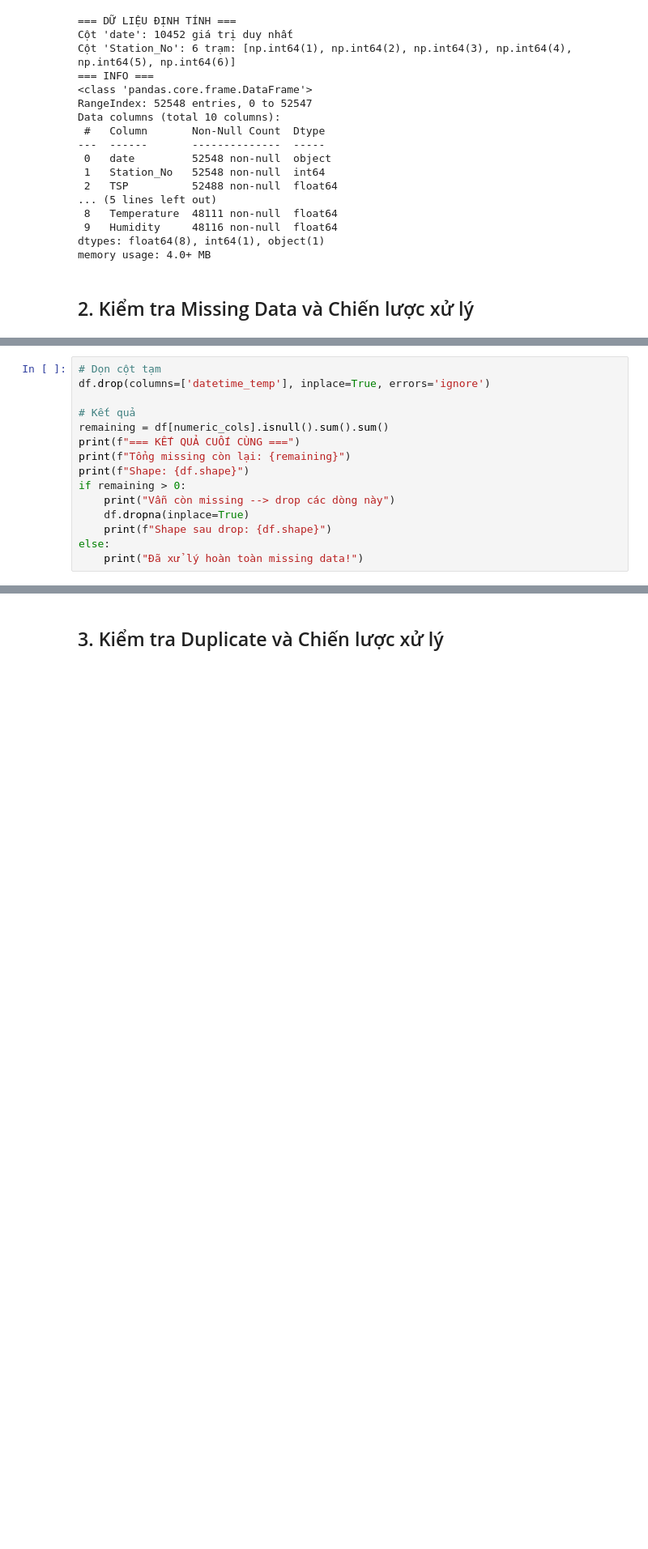
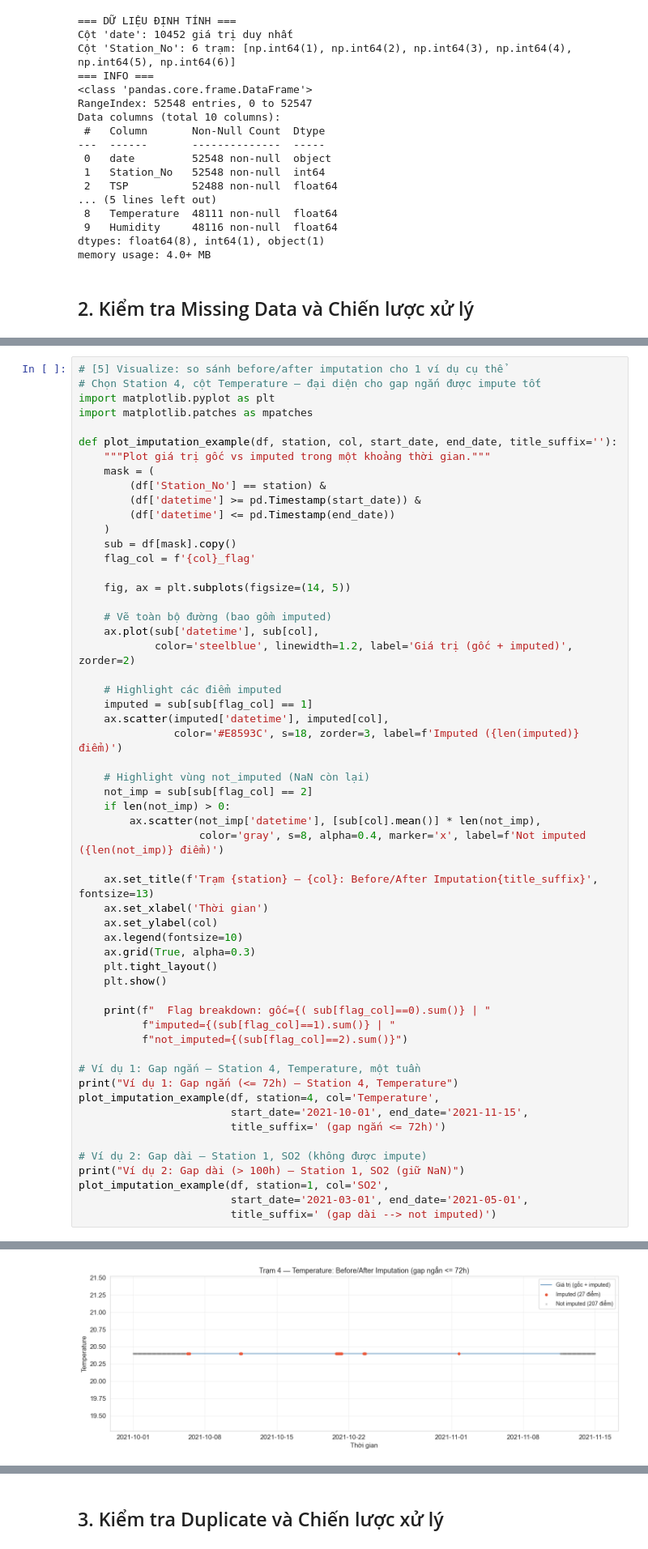
Before and after one commit to br1an-nguyen/HCMC-Air-Quality-Analysis-_-Final-DV, a Jupyter notebook: clean_and_explore_data/clean_and_explore_data.ipynb, the cells around one changed output, grey strips where cells are left out. Shown at 81% size. Drawn from its saved outputs; the diff is of its cells as text; blank space fills up the shorter version.

Commit message:
chore: Update logic clean and explore data

```diff
--- a/clean_and_explore_data/clean_and_explore_data.ipynb
+++ b/clean_and_explore_data/clean_and_explore_data.ipynb
@@ -152,15 +489,0 @@ for col in numeric_cols:
-# %%
-# Dọn cột tạm
-df.drop(columns=['datetime_temp'], inplace=True, errors='ignore')
-
-# Kết quả
-remaining = df[numeric_cols].isnull().sum().sum()
-print(f"=== KẾT QUẢ CUỐI CÙNG ===")
-print(f"Tổng missing còn lại: {remaining}")
-print(f"Shape: {df.shape}")
-if remaining > 0:
-    print("Vẫn còn missing --> drop các dòng này")
-    df.dropna(inplace=True)
-    print(f"Shape sau drop: {df.shape}")
-else:
-    print("Đã xử lý hoàn toàn missing data!")
@@ -171,0 +827,57 @@ Shape: (52548, 10)
+# %%
+# [5] Visualize: so sánh before/after imputation cho 1 ví dụ cụ thể
+# Chọn Station 4, cột Temperature — đại diện cho gap ngắn được impute tốt
+import matplotlib.pyplot as plt
+import matplotlib.patches as mpatches
+
+def plot_imputation_example(df, station, col, start_date, end_date, title_suffix=''):
+    """Plot giá trị gốc vs imputed trong một khoảng thời gian."""
+    mask = (
+        (df['Station_No'] == station) &
+        (df['datetime'] >= pd.Timestamp(start_date)) &
+        (df['datetime'] <= pd.Timestamp(end_date))
+    )
+    sub = df[mask].copy()
+    flag_col = f'{col}_flag'
+
+    fig, ax = plt.subplots(figsize=(14, 5))
+
+    # Vẽ toàn bộ đường (bao gồm imputed)
+    ax.plot(sub['datetime'], sub[col],
+            color='steelblue', linewidth=1.2, label='Giá trị (gốc + imputed)', zorder=2)
+
+    # Highlight các điểm imputed
+    imputed = sub[sub[flag_col] == 1]
+    ax.scatter(imputed['datetime'], imputed[col],
+               color='#E8593C', s=18, zorder=3, label=f'Imputed ({len(imputed)} điểm)')
+
+    # Highlight vùng not_imputed (NaN còn lại)
+    not_imp = sub[sub[flag_col] == 2]
+    if len(not_imp) > 0:
+        ax.scatter(not_imp['datetime'], [sub[col].mean()] * len(not_imp),
+                   color='gray', s=8, alpha=0.4, marker='x', label=f'Not imputed ({len(not_imp)} điểm)')
+
+    ax.set_title(f'Trạm {station} — {col}: Before/After Imputation{title_suffix}', fontsize=13)
+    ax.set_xlabel('Thời gian')
+    ax.set_ylabel(col)
+    ax.legend(fontsize=10)
+    ax.grid(True, alpha=0.3)
+    plt.tight_layout()
+    plt.show()
+
+    print(f"  Flag breakdown: gốc={( sub[flag_col]==0).sum()} | "
+          f"imputed={(sub[flag_col]==1).sum()} | "
+          f"not_imputed={(sub[flag_col]==2).sum()}")
+
+# Ví dụ 1: Gap ngắn — Station 4, Temperature, một tuần
+print("Ví dụ 1: Gap ngắn (<= 72h) — Station 4, Temperature")
+plot_imputation_example(df, station=4, col='Temperature',
+                        start_date='2021-10-01', end_date='2021-11-15',
+                        title_suffix=' (gap ngắn <= 72h)')
+
+# Ví dụ 2: Gap dài — Station 1, SO2 (không được impute)
+print("Ví dụ 2: Gap dài (> 100h) — Station 1, SO2 (giữ NaN)")
+plot_imputation_example(df, station=1, col='SO2',
+                        start_date='2021-03-01', end_date='2021-05-01',
+                        title_suffix=' (gap dài --> not imputed)')
+# %% [output]
@@ -171,0 +885 @@ Shape: (52548, 10)
+[figure, added]
```
Also changed, not shown: parts of 55 cells of this notebook, 1 other file.
